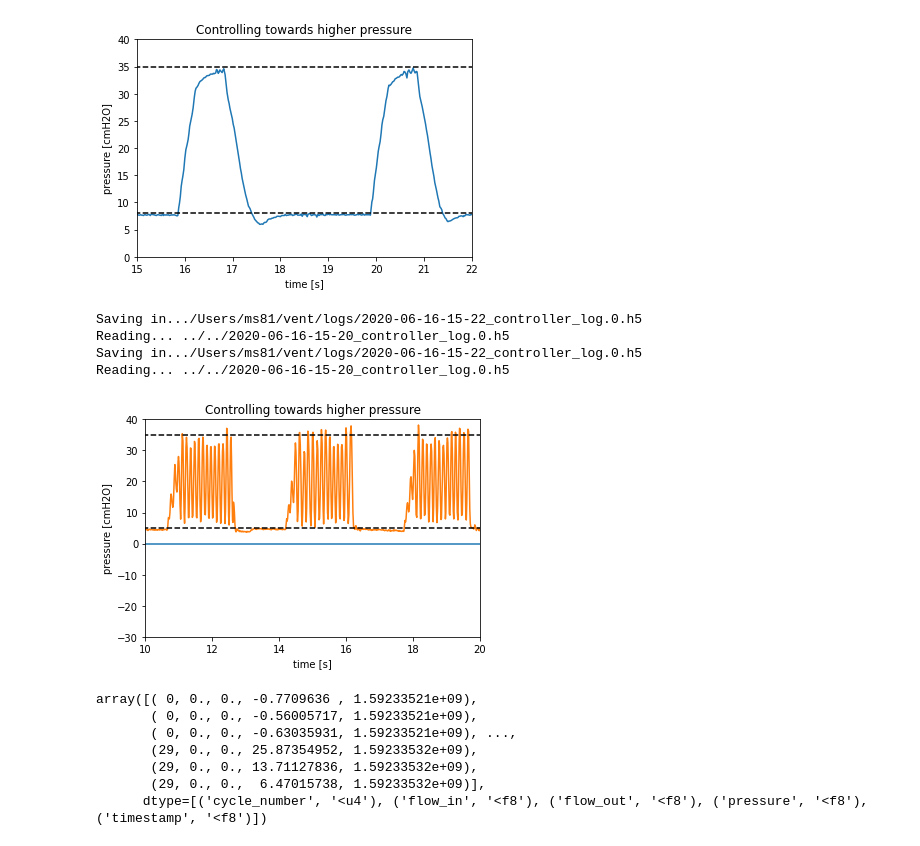
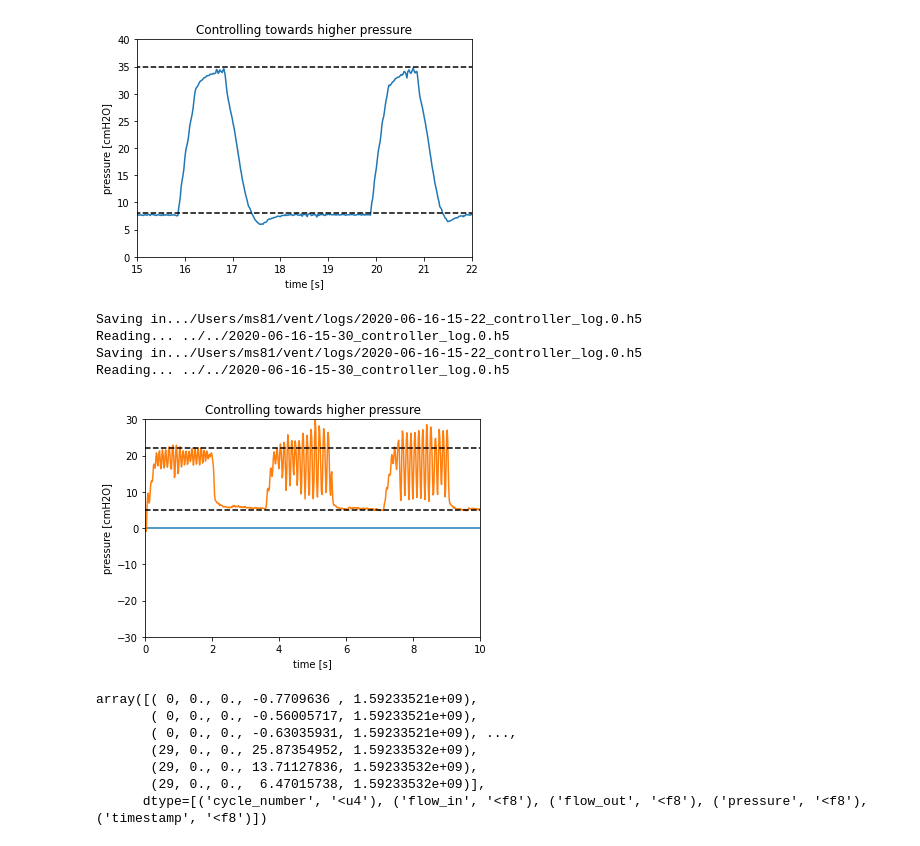
Before and after one commit to CohenLabPrinceton/pvp, a Jupyter notebook: sandbox/HOWTO_PlotData.ipynb, the cells around one changed output. Saved outputs shown, nothing was run; the diff lists cells and outputs as text; code cells hidden in the pictures.

```diff
--- a/sandbox/HOWTO_PlotData.ipynb
+++ b/sandbox/HOWTO_PlotData.ipynb
@@ -62,7 +62,7 @@ pl.title("Controlling towards higher pressure");
 # %% [output]
 [figure]
 # %%
-filename = "../../2020-06-16-15-20_controller_log.0.h5"
+filename = "../../2020-06-16-15-30_controller_log.0.h5"
 
 data_pressure = plot_data(filename)
 
@@ -76,22 +76,22 @@ for idx in range(len(ls_wv)):
     data[idx,1] = ls_wv[idx][1]  # pressure
 # %% [output]
 Saving in.../Users/ms81/vent/logs/2020-06-16-15-22_controller_log.0.h5
-Reading... ../../2020-06-16-15-20_controller_log.0.h5
+Reading... ../../2020-06-16-15-30_controller_log.0.h5
 Saving in.../Users/ms81/vent/logs/2020-06-16-15-22_controller_log.0.h5
-Reading... ../../2020-06-16-15-20_controller_log.0.h5
+Reading... ../../2020-06-16-15-30_controller_log.0.h5
 # %%
 pl.plot(data[:,0] - np.min(data[:,0]), data[:,1]/5)
 pl.plot(data_pressure[:,0] - np.min(data_pressure[:,0]), data_pressure[:,1])
 
 pl.plot([0,40],[5,5],'k--')
-pl.plot([0,40],[35,35],'k--')
-pl.xlim([10,20])
-pl.ylim([-30,40])
+pl.plot([0,40],[22,22],'k--')
+pl.xlim([0,10])
+pl.ylim([-30,30])
 pl.xlabel("time [s]")
 pl.ylabel("pressure [cmH2O]");
 pl.title("Controlling towards higher pressure");
 # %% [output]
-[figure, old version]
+[figure, new version]
 # %%
 ls_wv
 # %% [output]
```
Also changed, not shown: 1 other file.
